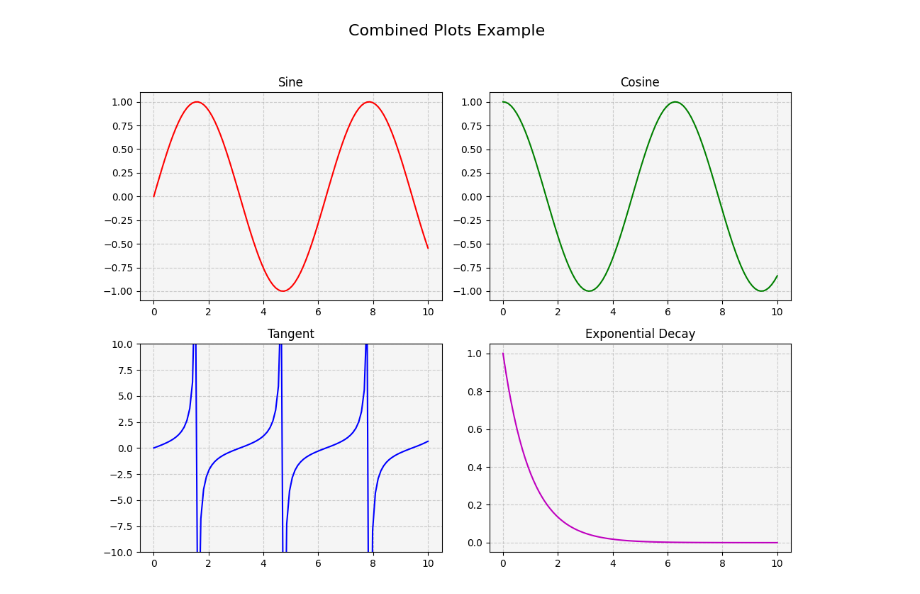
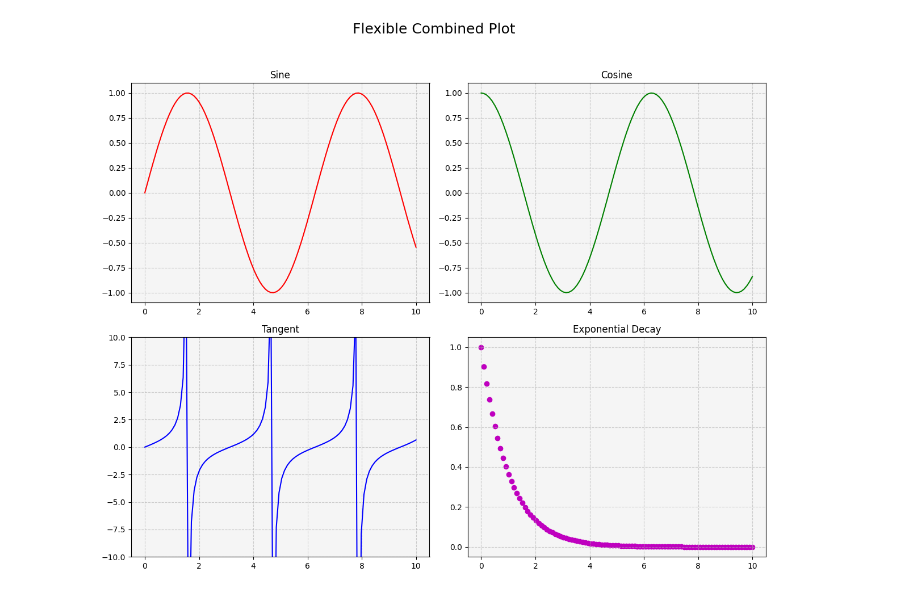
Before and after one commit to Charithra0723/AI_DATA_ANALYSIS_, a Jupyter notebook: src/Module 2/Data Visualization with Matplotlib and Seaborn/Ques_16.ipynb, the cells around one changed output. Saved outputs shown, nothing was run; the diff lists cells and outputs as text; code cells hidden in the pictures.

```diff
--- a/src/Module 2/Data Visualization with Matplotlib and Seaborn/Ques_16.ipynb
+++ b/src/Module 2/Data Visualization with Matplotlib and Seaborn/Ques_16.ipynb
@@ -1,46 +1,63 @@
 # %%
-# Combining Plots with Matplotlib
-# Objective: Combine multiple plots into a single figure using Matplotlib's subplots.
-
-# Improved: Combining Plots with Matplotlib and Input Validation
-
 import matplotlib.pyplot as plt
 import numpy as np
 
-def apply_style(ax, title, color):
-    """Applies consistent styling to subplots."""
+def is_numeric_array(arr):
+    """Check if array contains only numeric data."""
+    return np.issubdtype(arr.dtype, np.number)
+
+def apply_style(ax, title, color, plot_type='line'):
+    """Apply consistent plot styles based on plot type."""
     ax.set_title(title, fontsize=12)
-    ax.tick_params(axis='both', labelsize=10)
     ax.grid(True, linestyle='--', alpha=0.6)
     ax.set_facecolor('#f5f5f5')
+    ax.tick_params(axis='both', labelsize=10)
 
-def plot_functions(x, y_data):
+def plot_functions(x, y_data, titles=None, colors=None, plot_types=None):
 
-    if not isinstance(x, np.ndarray) or any(not isinstance(y, np.ndarray) for y in y_data):
-        raise TypeError("Inputs must be numpy arrays.")
+    # Basic validation
+    if not isinstance(x, np.ndarray) or not is_numeric_array(x):
+        raise TypeError("x must be a numeric NumPy array.")
+    if any(not isinstance(y, np.ndarray) or not is_numeric_array(y) for y in y_data):
+        raise TypeError("Each y must be a numeric NumPy array.")
     if any(len(y) != len(x) for y in y_data):
-        raise ValueError("All y arrays must be the same length as x.")
+        raise ValueError("All y arrays must match the length of x.")
 
-    fig, axs = plt.subplots(2, 2, figsize=(10, 8))
-    titles = ['Sine', 'Cosine', 'Tangent', 'Exponential Decay']
-    colors = ['r', 'g', 'b', 'm']
+    n = len(y_data)
+    rows = (n + 1) // 2
+    fig, axs = plt.subplots(rows, 2, figsize=(12, 5 * rows))
+    axs = axs.flatten()
 
-    for ax, y, title, color in zip(axs.ravel(), y_data, titles, colors):
-        ax.plot(x, y, color)
-        if title == 'Tangent':
-            # Limit y-axis for tangent to avoid extreme values and improve readability
-            ax.set_ylim(-10, 10)
-        apply_style(ax, title, color)
+    # Default settings if not provided
+    titles = titles or [f"Plot {i+1}" for i in range(n)]
+    colors = colors or ['b'] * n
+    plot_types = plot_types or ['line'] * n
 
-    fig.suptitle('Combined Plots Example', fontsize=16)
-    plt.tight_layout(rect=[0, 0, 1, 0.95])  # Adjust layout to fit the main title
+    for i, (ax, y, title, color, ptype) in enumerate(zip(axs, y_data, titles, colors, plot_types)):
+        if ptype == 'scatter':
+            ax.scatter(x, y, color=color)
+        else:
+            ax.plot(x, y, color=color)
+
+        if 'tangent' in title.lower():
+            ax.set_ylim(-10, 10)  # Controlled scale for tangent
+        apply_style(ax, title, color, ptype)
+
+    # Hide unused subplots
+    for j in range(n, len(axs)):
+        fig.delaxes(axs[j])
+
+    fig.suptitle('Flexible Combined Plot', fontsize=18)
+    plt.tight_layout(rect=[0, 0, 1, 0.95])
     plt.show()
 
-# Generate data
+# Example usage
 x = np.linspace(0, 10, 100)
 y_data = [np.sin(x), np.cos(x), np.tan(x), np.exp(-x)]
+titles = ['Sine', 'Cosine', 'Tangent', 'Exponential Decay']
+colors = ['r', 'g', 'b', 'm']
+plot_types = ['line', 'line', 'line', 'scatter']
 
-# Call plotting function
-plot_functions(x, y_data)
+plot_functions(x, y_data, titles, colors, plot_types)
 # %% [output]
-[figure, old version]
+[figure, new version]
```
